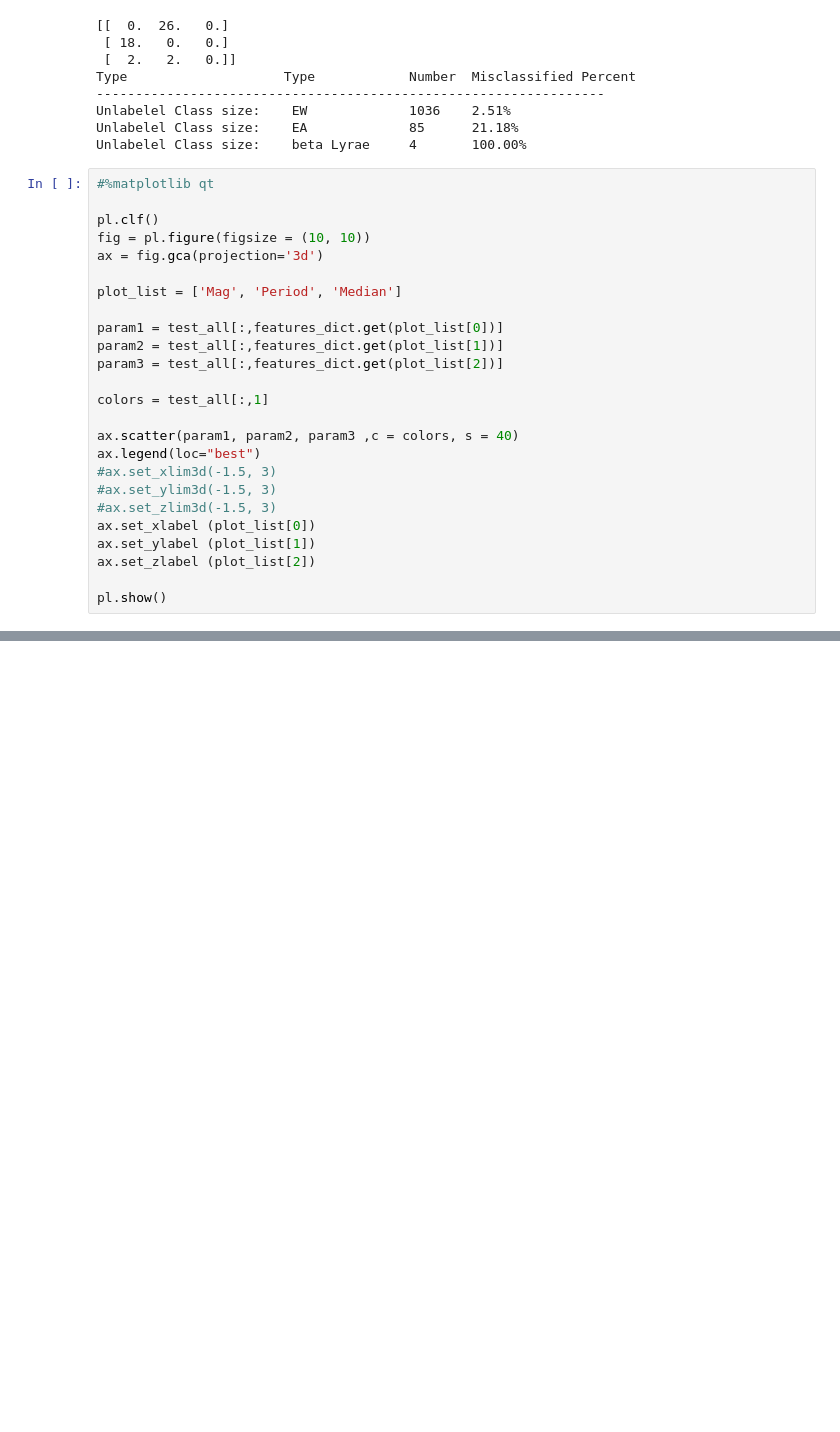
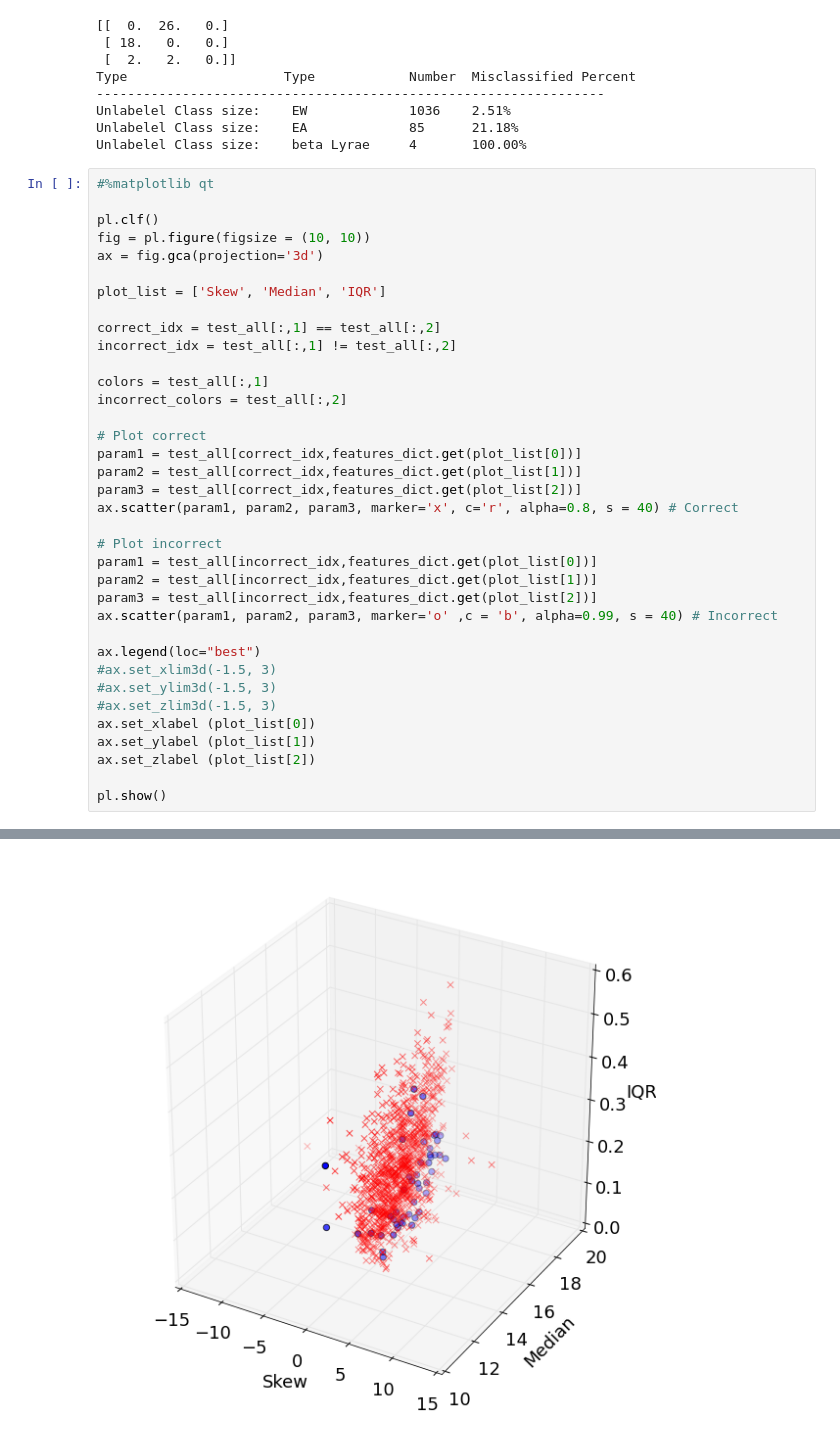
Before and after one commit to ElMejorEquipoDeLaSerena/VariableStarsClassification, a Jupyter notebook: Final.ipynb, the cells around one changed output, grey strips where cells are left out. Drawn from its saved outputs; the diff is of its cells as text; blank space fills up the shorter version.

```diff
--- a/Final.ipynb
+++ b/Final.ipynb
@@ -563,15 +592,26 @@ pl.clf()
 fig = pl.figure(figsize = (10, 10))
 ax = fig.gca(projection='3d')
 
-plot_list = ['Mag', 'Period', 'Median']
+plot_list = ['Skew', 'Median', 'IQR']
 
-param1 = test_all[:,features_dict.get(plot_list[0])]
-param2 = test_all[:,features_dict.get(plot_list[1])]
-param3 = test_all[:,features_dict.get(plot_list[2])]
+correct_idx = test_all[:,1] == test_all[:,2]
+incorrect_idx = test_all[:,1] != test_all[:,2]
 
 colors = test_all[:,1]
+incorrect_colors = test_all[:,2]
 
-ax.scatter(param1, param2, param3 ,c = colors, s = 40)
+# Plot correct
+param1 = test_all[correct_idx,features_dict.get(plot_list[0])]
+param2 = test_all[correct_idx,features_dict.get(plot_list[1])]
+param3 = test_all[correct_idx,features_dict.get(plot_list[2])]
+ax.scatter(param1, param2, param3, marker='x', c='r', alpha=0.8, s = 40) # Correct
+
+# Plot incorrect
+param1 = test_all[incorrect_idx,features_dict.get(plot_list[0])]
+param2 = test_all[incorrect_idx,features_dict.get(plot_list[1])]
+param3 = test_all[incorrect_idx,features_dict.get(plot_list[2])]
+ax.scatter(param1, param2, param3, marker='o' ,c = 'b', alpha=0.99, s = 40) # Incorrect
+
 ax.legend(loc="best")
 #ax.set_xlim3d(-1.5, 3)
 #ax.set_ylim3d(-1.5, 3)
@@ -581,3 +621,4 @@ ax.set_ylabel (plot_list[1])
 ax.set_zlabel (plot_list[2])
 
 pl.show()
+# %% [output]
@@ -583,0 +626 @@ pl.show()
+[figure, added]
```
Also changed, not shown: parts of 20 cells of this notebook.
